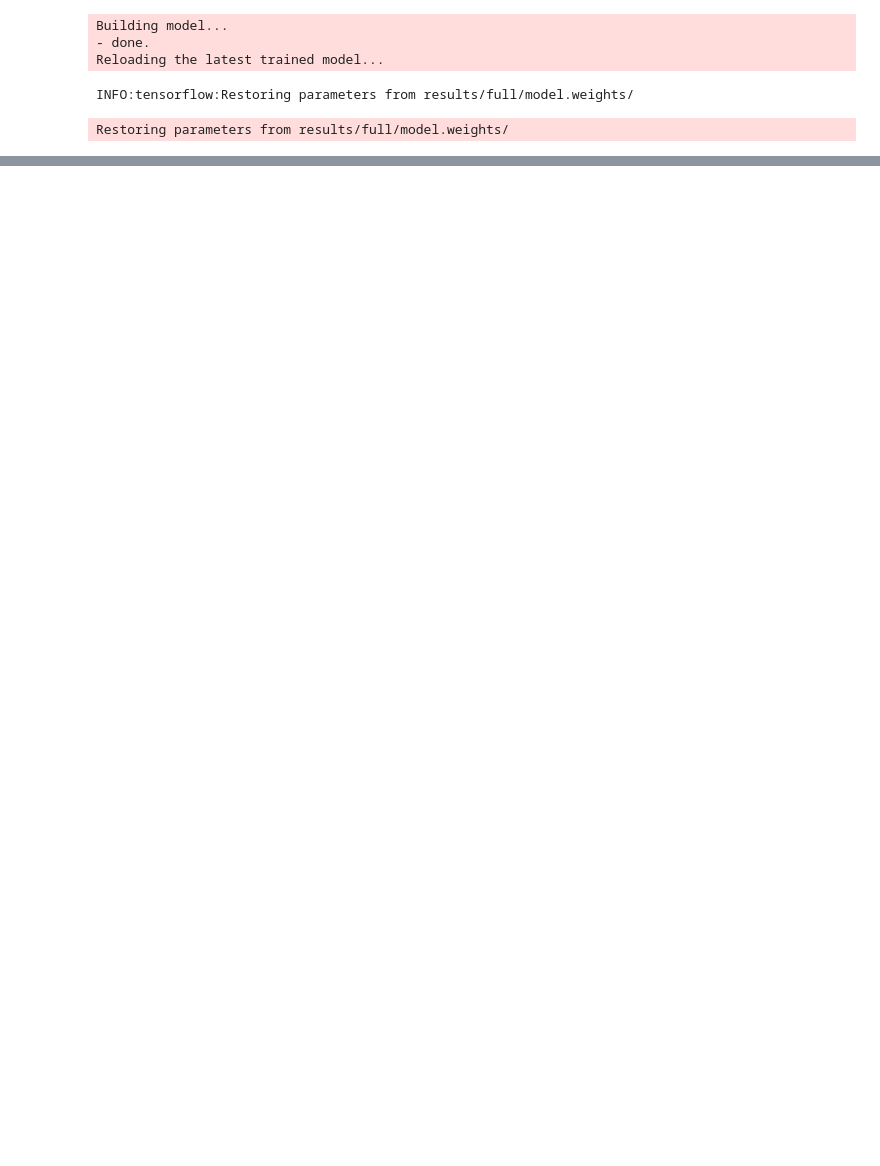
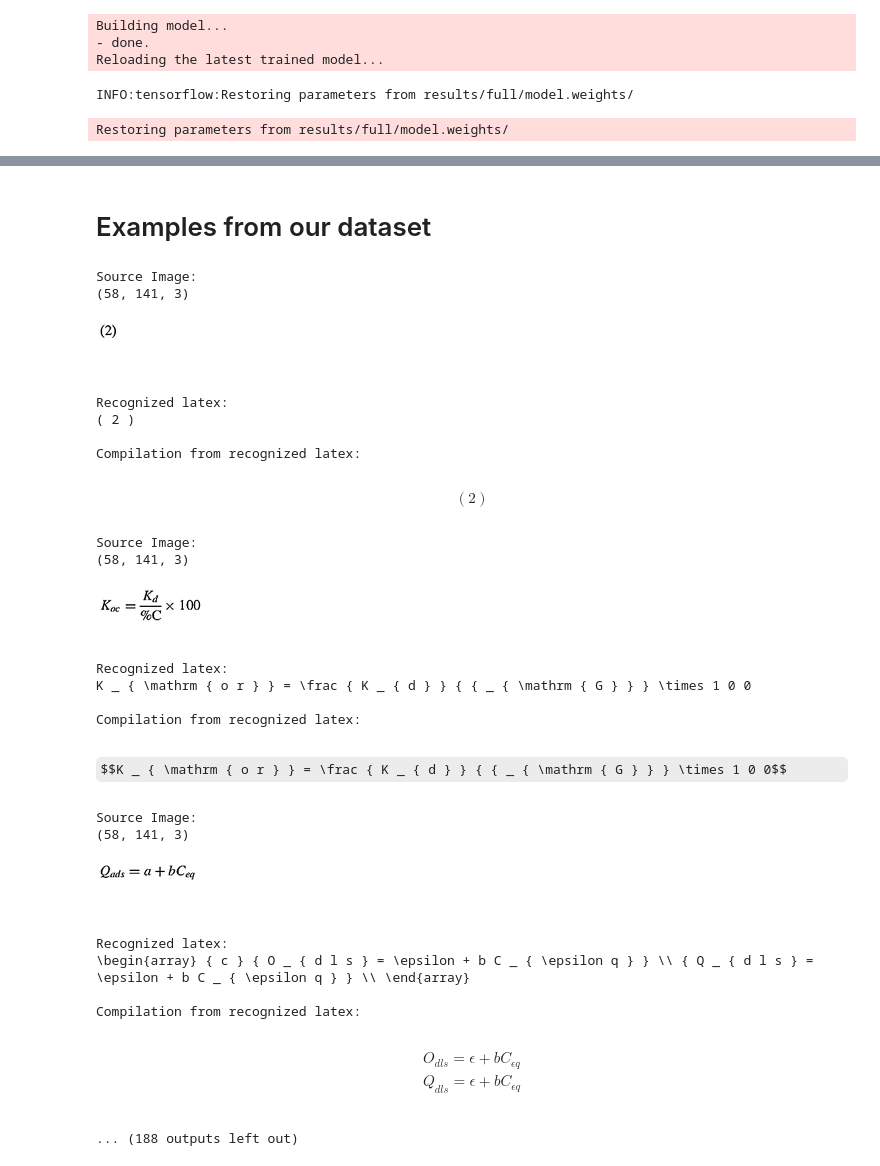
Before and after one commit to UW-COSMOS/latex-ocr, a Jupyter notebook: demo.ipynb, the cells around one changed output, grey strips where cells are left out. Drawn from its saved outputs; the diff is of its cells as text; code cells hidden in the pictures; some formulas as TeX source; blank space fills up the shorter version.

Commit message:
add code to fit our dataset

```diff
--- a/demo.ipynb
+++ b/demo.ipynb
@@ -62,3 +72,35 @@ I ^ { c } = \mp \frac { \pi b \sqrt { 1 - \Lambda a ^ { 2 } } } { 2 G } ~ ~ ,
 Compilation from recognized latex:
 $$I ^ { c } = \mp \frac { \pi b \sqrt { 1 - \Lambda a ^ { 2 } } } { 2 G } ~ ~ ,$$
 ... (68 outputs left out)
+# %% [markdown]
+# Examples from our dataset
+# %%
+for i in range(0,50, 1):
+    predict('data/equations/%d.png'%i, ratio=1.7)
+    print('\n\n')
+# %% [output]
+Source Image:
+(58, 141, 3)
+[figure, added]
+Recognized latex:
+( 2 )
+
+Compilation from recognized latex:
+$$( 2 )$$
+Source Image:
+(58, 141, 3)
+[figure, added]
+Recognized latex:
+K _ { \mathrm { o r } } = \frac { K _ { d } } { { _ { \mathrm { G } } } \times 1 0 0
+
+Compilation from recognized latex:
+$$K _ { \mathrm { o r } } = \frac { K _ { d } } { { _ { \mathrm { G } } } \times 1 0 0$$
+Source Image:
+(58, 141, 3)
+[figure, added]
+Recognized latex:
+\begin{array} { c } { O _ { d l s } = \epsilon + b C _ { \epsilon q } } \\ { Q _ { d l s } = \epsilon + b C _ { \epsilon q } } \\ \end{array}
+
+Compilation from recognized latex:
+$$\begin{array} { c } { O _ { d l s } = \epsilon + b C _ { \epsilon q } } \\ { Q _ { d l s } = \epsilon + b C _ { \epsilon q } } \\ \end{array}$$
+... (188 outputs left out)
```
Also changed, not shown: parts of 7 cells of this notebook, 2 other files.
